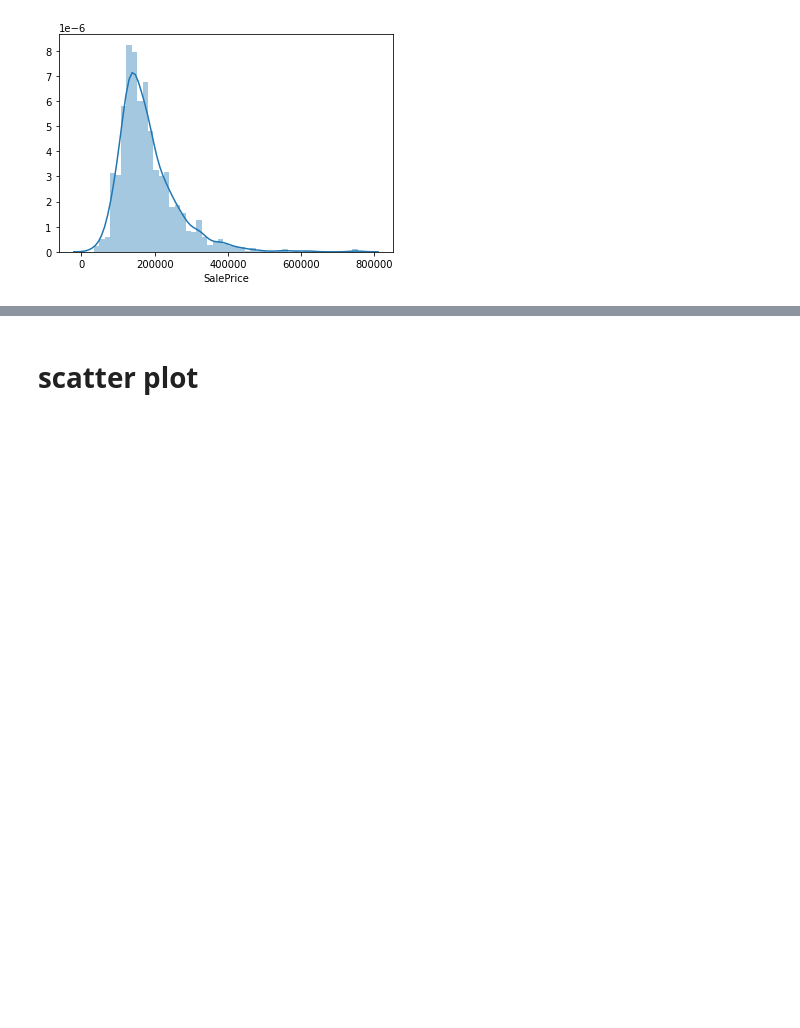
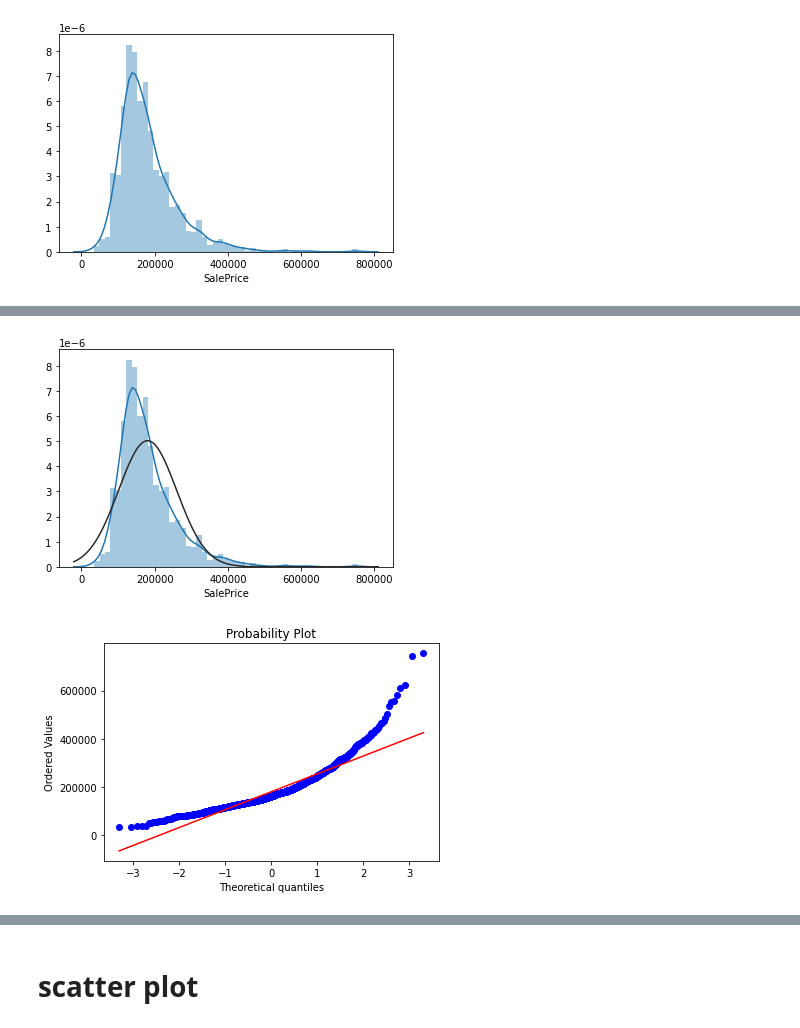
Before and after one commit to shashankdinesh/data_visualization, a Jupyter notebook: Other_Tools_And_Techniques.ipynb, the cells around one changed output, grey strips where cells are left out. Cells and saved outputs as stored; diff of their text form; code cells hidden in the pictures; blank space fills up the shorter version.

```diff
--- a/Other_Tools_And_Techniques.ipynb
+++ b/Other_Tools_And_Techniques.ipynb
@@ -18,0 +36,7 @@ Kurtosis: 6.536282
+# %%
+sns.distplot(df_train_house_prices['SalePrice'], fit=stats.norm)
+fig = plt.figure()
+res = stats.probplot(df_train_house_prices['SalePrice'], plot=plt);
+# %% [output]
+[figure, added]
+[figure, added]
```
Also changed, not shown: parts of 15 cells of this notebook.
